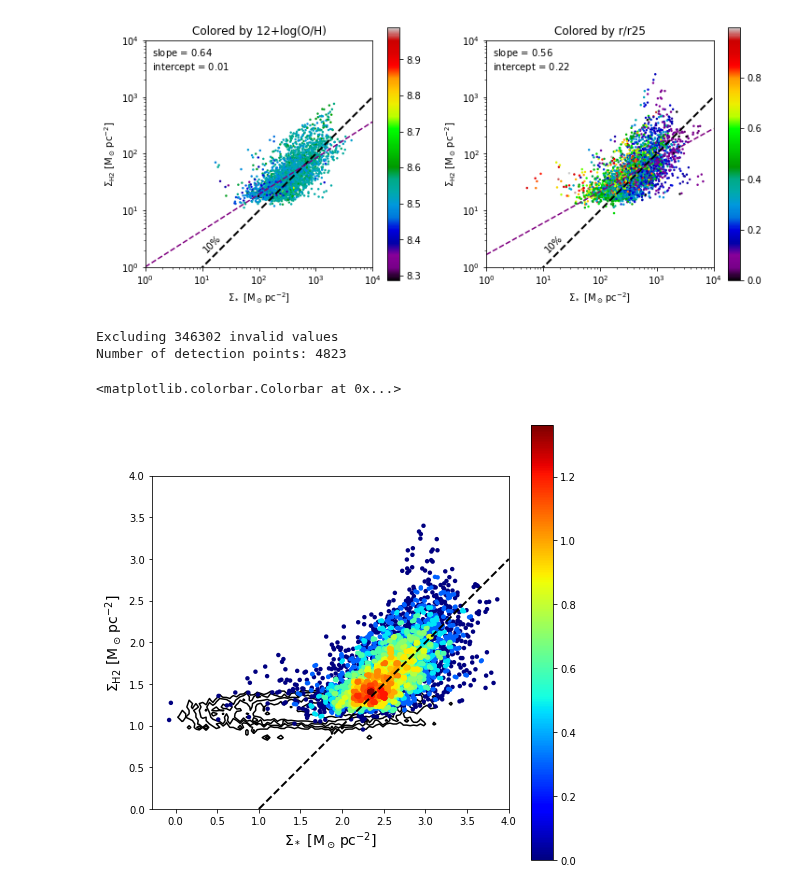
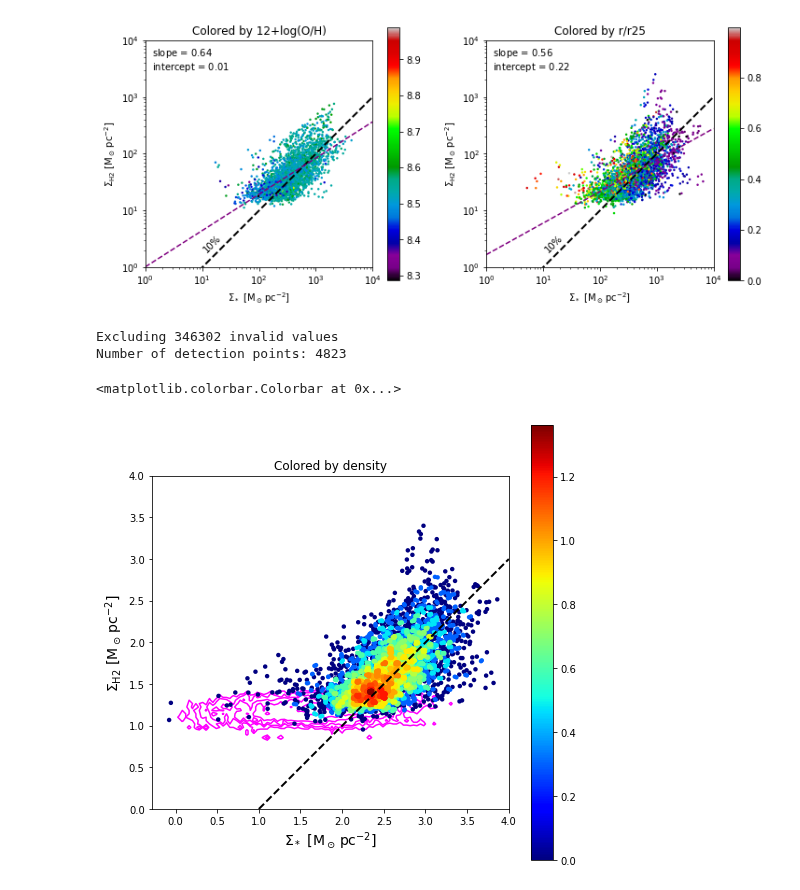
Before and after one commit to tonywong94/edge_pydb, a Jupyter notebook: demo_notebk/H2_vs_stars.ipynb, the cells around one changed output. Saved outputs shown, nothing was run; the diff lists cells and outputs as text; code cells hidden in the pictures.

```diff
--- a/demo_notebk/H2_vs_stars.ipynb
+++ b/demo_notebk/H2_vs_stars.ipynb
@@ -14,3 +15,12 @@ params = {'mathtext.default': 'regular'}
 plt.rcParams.update(params)
 # %% [markdown]
 ## Read the observational values
+# %%
+if os.path.exists('../img_califa/edge.pipe3d.hdf5'):
+    print('Working on full EDGE database')
+    hafile = '../img_califa/edge.pipe3d.hdf5'
+    cofile = '../img_comom/edge.comom_smo7.hdf5'
+else:
+    print('Working on NGC 4047 data')
+    hafile = '../img_califa/NGC4047.pipe3d.hdf5'
+    cofile = '../img_comom/NGC4047.comom_smo7.hdf5'
@@ -149,32 +159,33 @@ x_det, y_det, z_det, *hist = xy2hist(alltab['sig_star'][det], alltab['sig_mol'][
 fig, ax = plt.subplots(figsize=(8,8))
 cm = plt.cm.get_cmap('jet')
 sc = ax.scatter(x_det, y_det, c=z_det, s=20, edgecolor='', cmap=cm, zorder=2)
 
 # Plot the upper limits as contours
 nbins = 100
 xbins = np.linspace(xrange[0], xrange[1], nbins)
 ybins = np.linspace(yrange[0], yrange[1], nbins)
 ulim = ((alltab['sig_star']>0) &
         ((np.isnan(alltab['sig_mol'])) | (alltab['sig_mol']<3*alltab['sig_molerr'])))
 H2, xedges, yedges = np.histogram2d(np.log10(alltab['sig_star'][ulim]),
                                       np.log10(3*alltab['sig_molerr'][ulim]),
                                       bins=(xbins,ybins))
 H2 = np.transpose(H2)
 extent = [xedges[0], xedges[-1], yedges[0], yedges[-1]]
 levels = [2, 5, 10, 20, 50, 100, 200]
-cmap = ax.contour(H2, colors='k', extent=extent, levels=levels, zorder=1)
+cmap = ax.contour(H2, colors='magenta', extent=extent, levels=levels, zorder=1)
 
 # Plot the 10% line
 xsca = np.linspace(1,4,10)
 ysca = xsca - 1
 ax.plot(xsca, ysca, linestyle='--', lw=2, color='k')
 
 plt.xlabel(xlabel,fontsize=14)
 plt.ylabel(ylabel,fontsize=14)
+ax.set_title('Colored by density')
 ax.set_aspect('equal')
 plt.colorbar(sc)
 # %% [output]
 Excluding 346302 invalid values
 Number of detection points: 4823
 <matplotlib.colorbar.Colorbar at 0x...>
-[figure, old version]
+[figure, new version]
```
Also changed, not shown: parts of 4 cells of this notebook, 6 other files.
